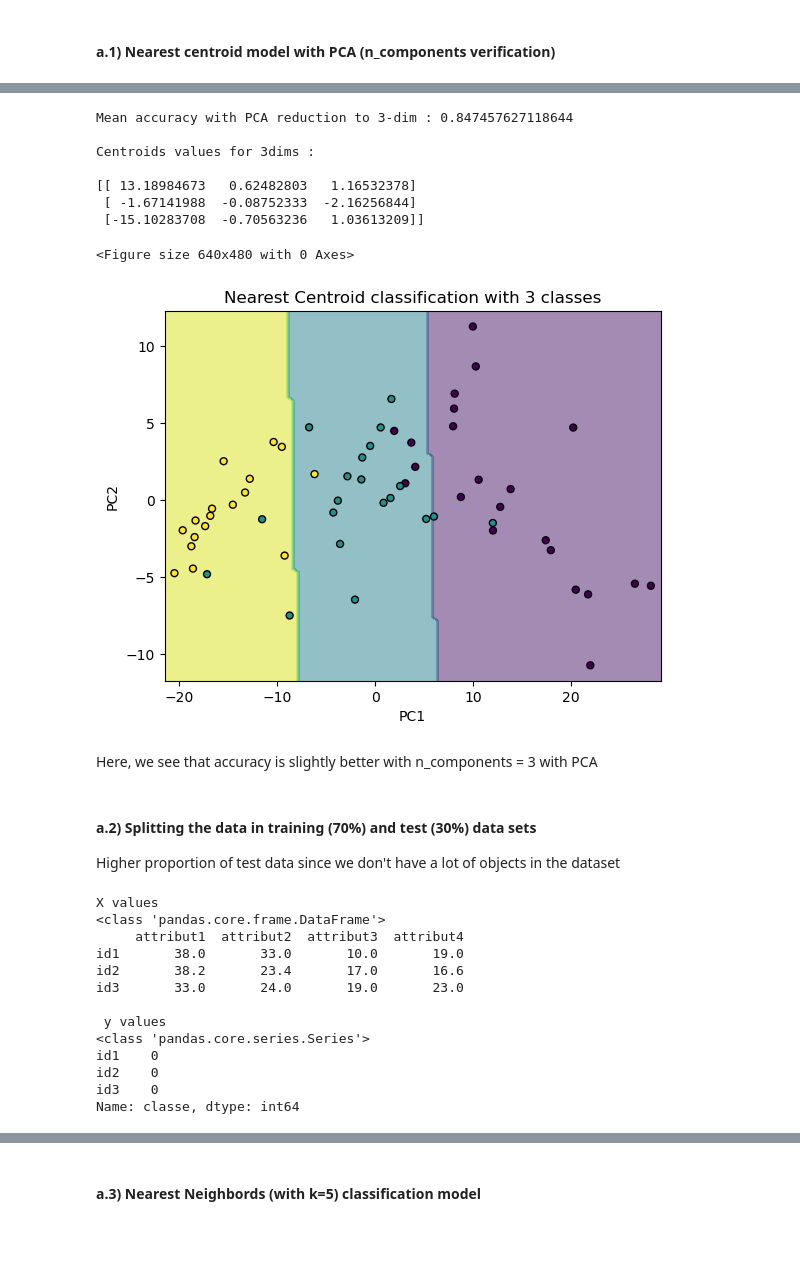
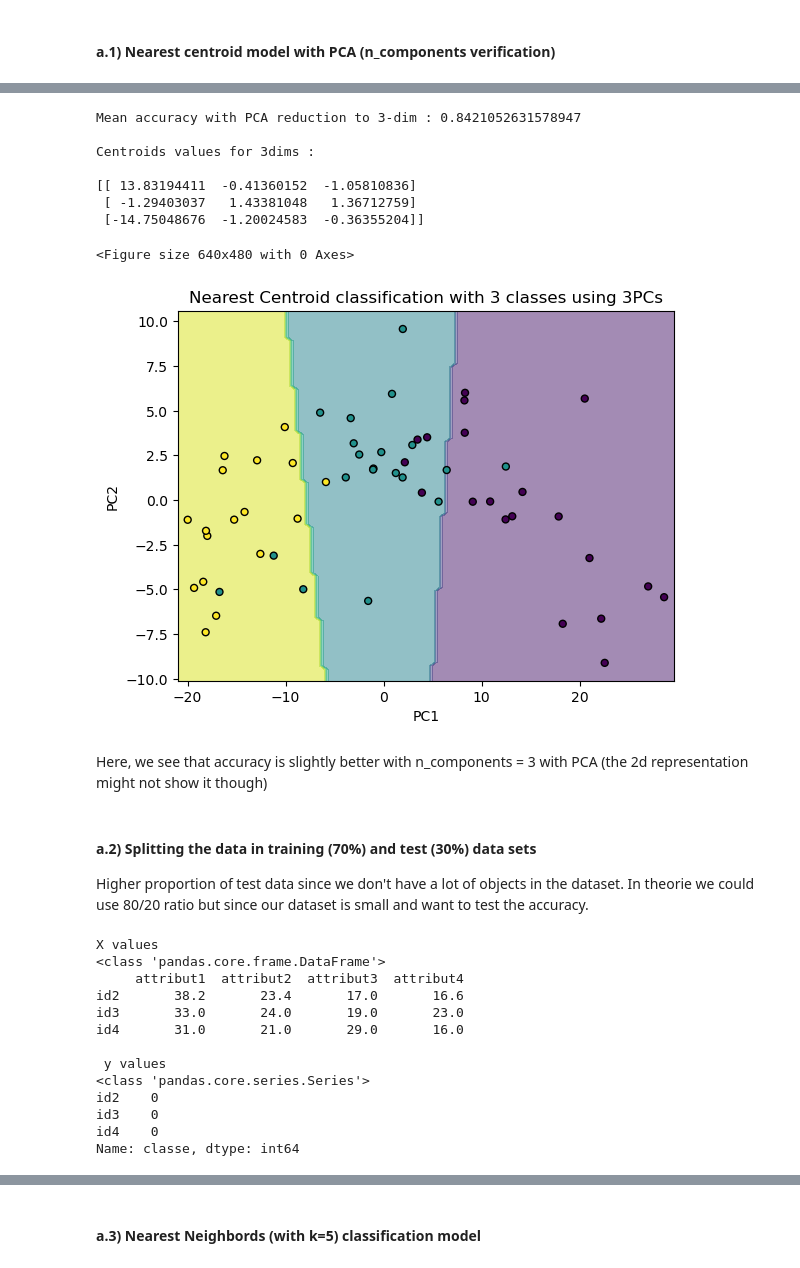
Before and after one commit to simlal/data-mining-assignments_bin710, a Jupyter notebook: dev1/tp1.ipynb, the cells around one changed output, grey strips where cells are left out. Cells and saved outputs as stored; diff of their text form; code cells hidden in the pictures; blank space fills up the shorter version.

```diff
--- a/dev1/tp1.ipynb
+++ b/dev1/tp1.ipynb
@@ -165,0 +155,4 @@ sns.boxplot(data=df[features], orient="h")
+# %%
+# Apply filter
+df = df[df["attribut2"] < 30]
+len(df)
@@ -584,34 +706,34 @@ print(f"Mean accuracy with PCA reduction to 3-dim : {ncc.score(data3d, y)}\n")
 
 print(f"Centroids values for 3dims : \n\n{ncc.centroids_}")
 # %% [output]
-Mean accuracy with PCA reduction to 3-dim : 0.847457627118644
+Mean accuracy with PCA reduction to 3-dim : 0.8421052631578947
 
 Centroids values for 3dims :
 
-[[ 13.18984673   0.62482803   1.16532378]
- [ -1.67141988  -0.08752333  -2.16256844]
- [-15.10283708  -0.70563236   1.03613209]]
+[[ 13.83194411  -0.41360152  -1.05810836]
+ [ -1.29403037   1.43381048   1.36712759]
+ [-14.75048676  -1.20024583  -0.36355204]]
 # %%
 # for visualization of the 3PC (only first 2 PC of PCA-3dims)
 clf = NearestCentroid(metric="euclidean")
 ncc = clf.fit(data3d[:, :2], y)
 y_pred = ncc.predict(data3d[:, :2])
 
 plt.figure()
 DecisionBoundaryDisplay.from_estimator(ncc, data3d[:, :2], response_method="predict", alpha=0.5)
 plt.scatter(data3d[:, 0], data3d[:,1], marker=".", s=100, c=y, edgecolors="k")
 plt.xlabel("PC1")
 plt.ylabel("PC2")
-plt.title("Nearest Centroid classification with 3 classes")
+plt.title("Nearest Centroid classification with 3 classes using 3PCs")
 plt.show()
 # %% [output]
 <Figure size 640x480 with 0 Axes>
-[figure, old version]
+[figure, new version]
 # %% [markdown]
-Here, we see that accuracy is slightly better with n_components = 3 with PCA
+Here, we see that accuracy is slightly better with n_components = 3 with PCA (the 2d representation might not show it though)
 # %% [markdown]
 #### a.2) Splitting the data in training (70%) and test (30%) data sets
-Higher proportion of test data since we don't have a lot of objects in the dataset
+Higher proportion of test data since we don't have a lot of objects in the dataset. In theorie we could use 80/20 ratio but since our dataset is small and want to test the accuracy.
 # %%
 # Make sure we have the indices for the splitting
 print("X values")
@@ -624,15 +746,15 @@ print(y.head(3))
 X values
 <class 'pandas.core.frame.DataFrame'>
      attribut1  attribut2  attribut3  attribut4
-id1       38.0       33.0       10.0       19.0
 id2       38.2       23.4       17.0       16.6
 id3       33.0       24.0       19.0       23.0
+id4       31.0       21.0       29.0       16.0
 
  y values
 <class 'pandas.core.series.Series'>
-id1    0
 id2    0
 id3    0
+id4    0
 Name: classe, dtype: int64
 # %%
 # Setting seed to be consistent when rerunning the notebook
```
Also changed, not shown: parts of 88 cells of this notebook.
